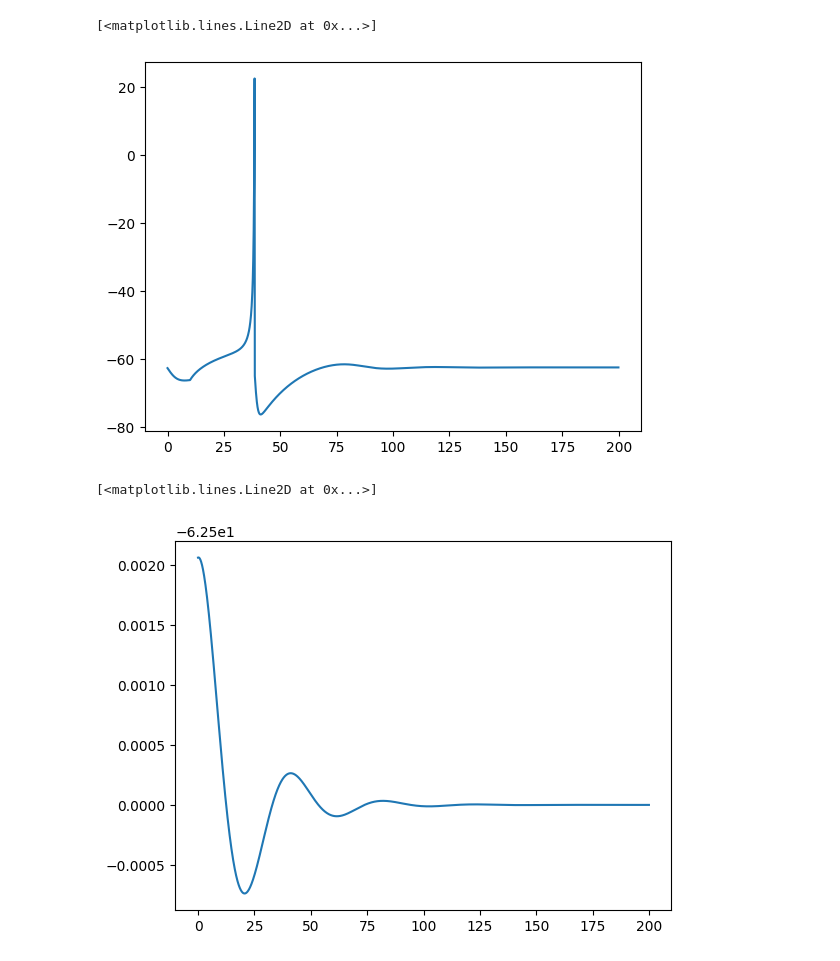
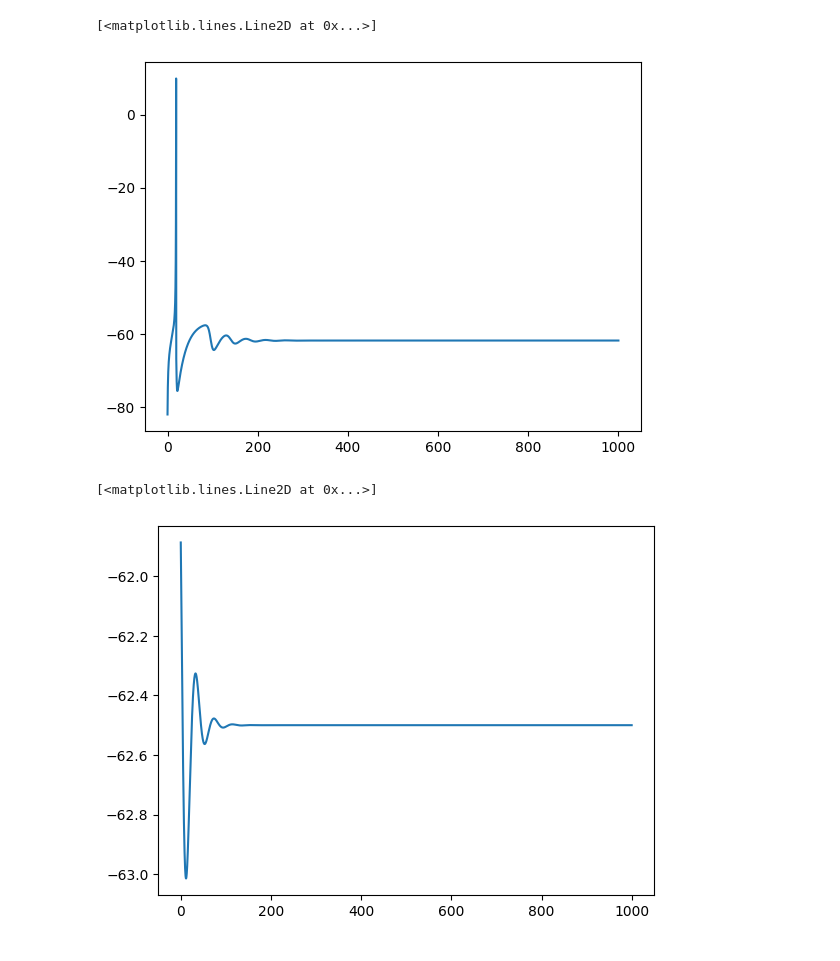
Before and after one commit to iamkg0/rustyspikes, a Jupyter notebook: test.ipynb, the cells around one changed output. Saved outputs shown, nothing was run; the diff lists cells and outputs as text; code cells hidden in the pictures.

```diff
--- a/test.ipynb
+++ b/test.ipynb
@@ -5,7 +5,7 @@ from neurons import *
 # %%
 res = .1
 neu = Izhikevich(I=0, preset='RZ', resolution=res)
-time = 200
+time = 1000
 t = np.arange(int(time / res)) * res
 print(t.shape)
 vs = []
@@ -28,26 +28,26 @@ plt.plot(t,sps)
 # %%
-neu.consume_current(-1)
+neu.apply_current(-100)
 neu.dynamics()
 sps1 = []
 vs1 = []
 for i in range(int(time / res)):
     sps1.append(neu.dynamics())
     vs1.append(neu.v)
-    if i == int(10 / res):
-        neu.consume_current(0)
+    if i == int(0 / res):
+        neu.apply_current(.1506)
 plt.plot(t, vs1)
 # %% [output]
 [<matplotlib.lines.Line2D at 0x...>]
-[figure, old version]
+[figure, new version]
 # %%
-neu.consume_current(0)
+neu.apply_current(0)
 neu.dynamics()
 sps1 = []
 vs1 = []
 for i in range(int(time / res)):
     sps1.append(neu.dynamics())
     vs1.append(neu.v)
 plt.plot(t, vs1)
 # %% [output]
 [<matplotlib.lines.Line2D at 0x...>]
-[figure, old version]
+[figure, new version]
```
Also changed, not shown: parts of 3 cells of this notebook, 1 other file.
